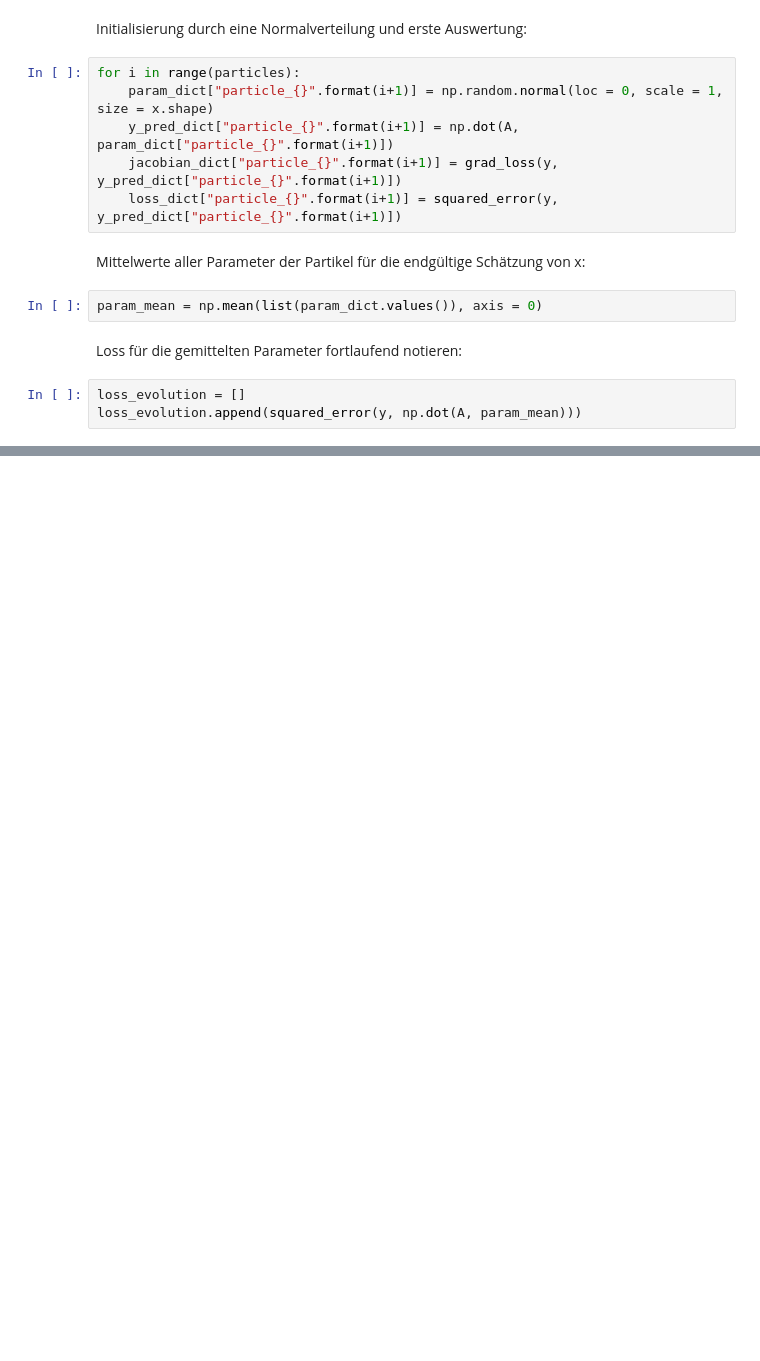
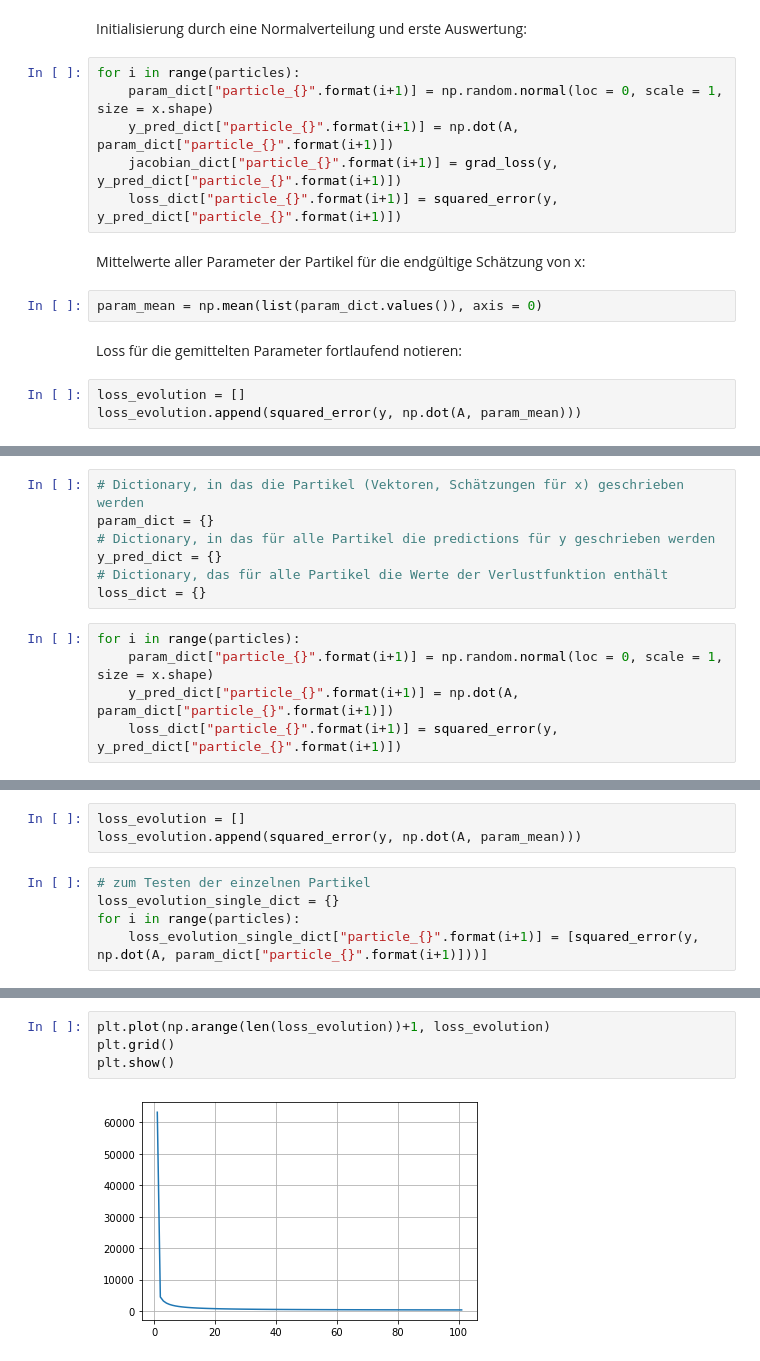
Before and after one commit to moritzlauff/thesis_programming, a Jupyter notebook: code_tests/linear_case_enkf_test.ipynb, the cells around one changed output, grey strips where cells are left out. Cells and saved outputs as stored; diff of their text form; blank space fills up the shorter version.

```diff
--- a/code_tests/linear_case_enkf_test.ipynb
+++ b/code_tests/linear_case_enkf_test.ipynb
@@ -134,0 +148,12 @@ plt.show()
+# %%
+# Dictionary, in das die Partikel (Vektoren, Schätzungen für x) geschrieben werden
+param_dict = {}
+# Dictionary, in das für alle Partikel die predictions für y geschrieben werden
+y_pred_dict = {}
+# Dictionary, das für alle Partikel die Werte der Verlustfunktion enthält
+loss_dict = {}
+# %%
+for i in range(particles):
+    param_dict["particle_{}".format(i+1)] = np.random.normal(loc = 0, scale = 1, size = x.shape)
+    y_pred_dict["particle_{}".format(i+1)] = np.dot(A, param_dict["particle_{}".format(i+1)])
+    loss_dict["particle_{}".format(i+1)] = squared_error(y, y_pred_dict["particle_{}".format(i+1)])
@@ -134,0 +162,8 @@ plt.show()
+# %%
+loss_evolution = []
+loss_evolution.append(squared_error(y, np.dot(A, param_mean)))
+# %%
+# zum Testen der einzelnen Partikel
+loss_evolution_single_dict = {}
+for i in range(particles):
+    loss_evolution_single_dict["particle_{}".format(i+1)] = [squared_error(y, np.dot(A, param_dict["particle_{}".format(i+1)]))]
@@ -134,0 +230,6 @@ plt.show()
+# %%
+plt.plot(np.arange(len(loss_evolution))+1, loss_evolution)
+plt.grid()
+plt.show()
+# %% [output]
+[figure, added]
```
Also changed, not shown: parts of 11 cells of this notebook.
